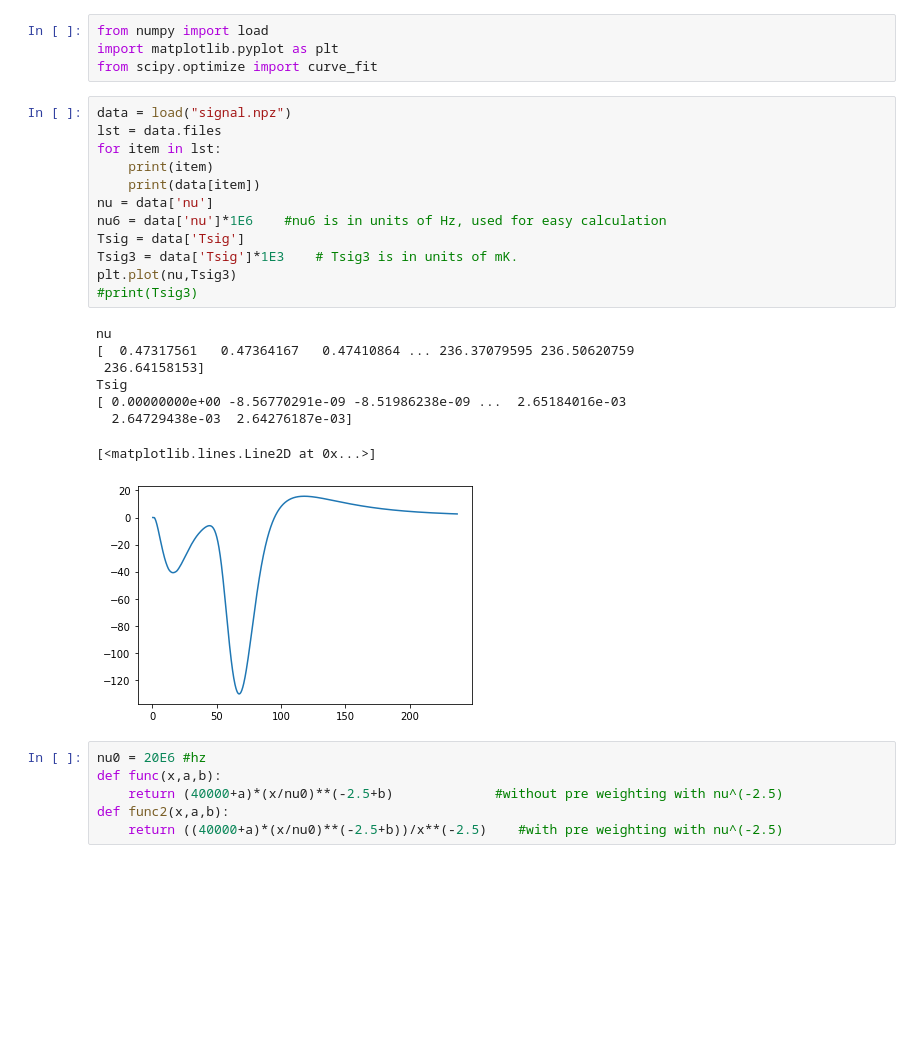
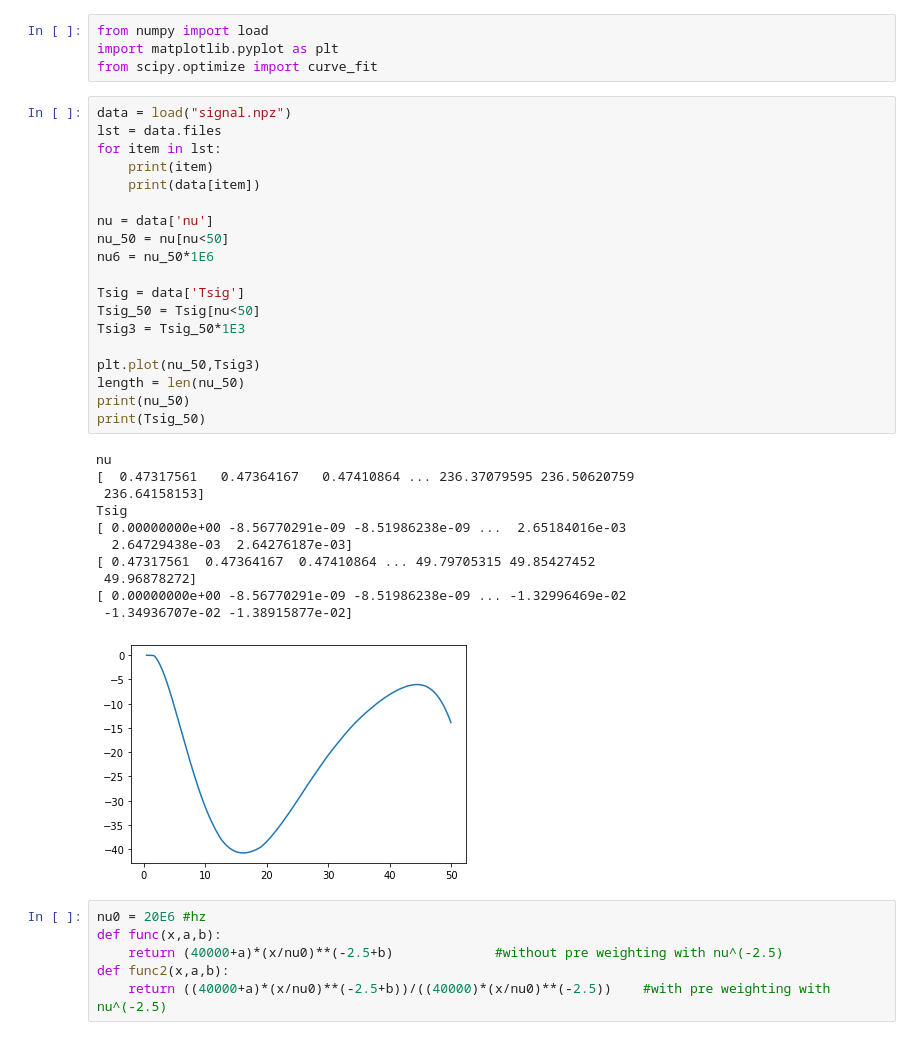
Before and after one commit to kssumanth27/Notebooks---signal, a Jupyter notebook: Power Law.ipynb, the cells around one changed output. Saved outputs shown, nothing was run; the diff lists cells and outputs as text; blank space fills up the shorter version.

```diff
--- a/Power Law.ipynb
+++ b/Power Law.ipynb
@@ -5,29 +5,39 @@ from scipy.optimize import curve_fit
 # %%
 data = load("signal.npz")
 lst = data.files
 for item in lst:
     print(item)
     print(data[item])
+
 nu = data['nu']
-nu6 = data['nu']*1E6    #nu6 is in units of Hz, used for easy calculation
+nu_50 = nu[nu<50]
+nu6 = nu_50*1E6
+
 Tsig = data['Tsig']
-Tsig3 = data['Tsig']*1E3    # Tsig3 is in units of mK.
-plt.plot(nu,Tsig3)
-#print(Tsig3)
+Tsig_50 = Tsig[nu<50]
+Tsig3 = Tsig_50*1E3
+
+plt.plot(nu_50,Tsig3)
+length = len(nu_50)
+print(nu_50)
+print(Tsig_50)
 # %% [output]
 nu
 [  0.47317561   0.47364167   0.47410864 ... 236.37079595 236.50620759
  236.64158153]
 Tsig
 [ 0.00000000e+00 -8.56770291e-09 -8.51986238e-09 ...  2.65184016e-03
   2.64729438e-03  2.64276187e-03]
+[ 0.47317561  0.47364167  0.47410864 ... 49.79705315 49.85427452
+ 49.96878272]
+[ 0.00000000e+00 -8.56770291e-09 -8.51986238e-09 ... -1.32996469e-02
+ -1.34936707e-02 -1.38915877e-02]
-[<matplotlib.lines.Line2D at 0x...>]
-[figure, old version]
+[figure, new version]
 # %%
 nu0 = 20E6 #hz
 def func(x,a,b):
     return (40000+a)*(x/nu0)**(-2.5+b)             #without pre weighting with nu^(-2.5)
 def func2(x,a,b):
-    return ((40000+a)*(x/nu0)**(-2.5+b))/x**(-2.5)    #with pre weighting with nu^(-2.5)
+    return ((40000+a)*(x/nu0)**(-2.5+b))/((40000)*(x/nu0)**(-2.5))    #with pre weighting with nu^(-2.5)
 # %%
 T2 = func(nu6,0,0)                                 #T2 is the foreground from trivial power law
```
Also changed, not shown: parts of 15 cells of this notebook.
